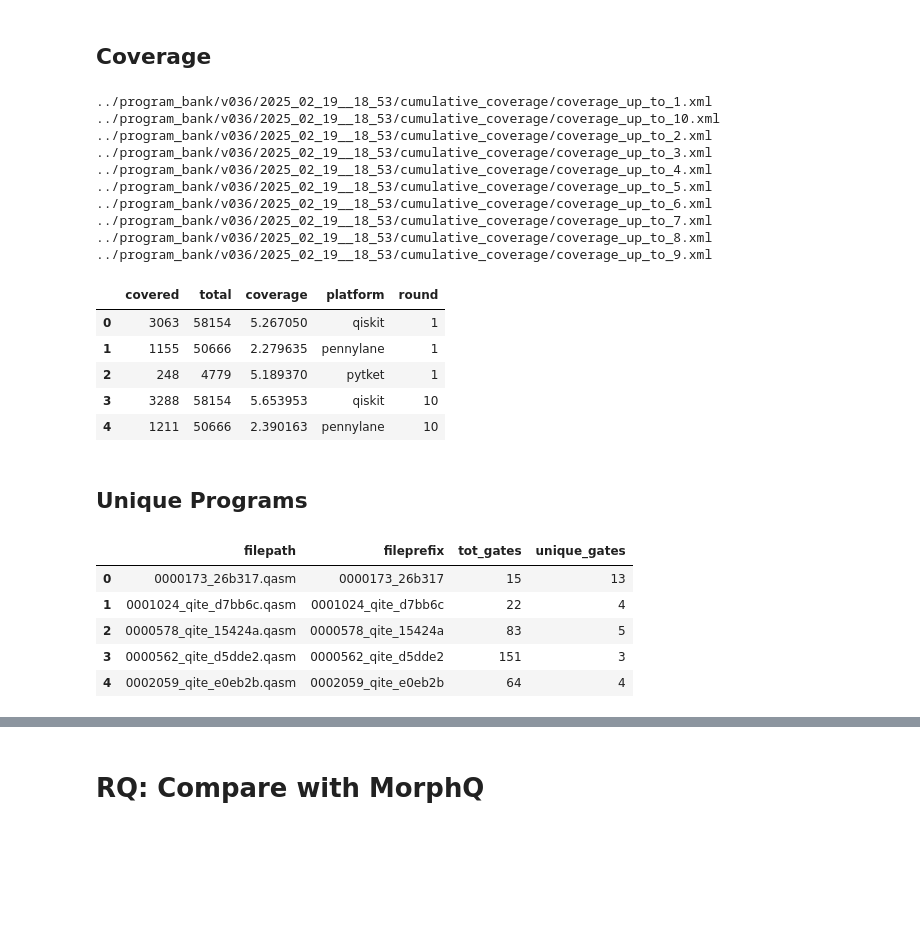
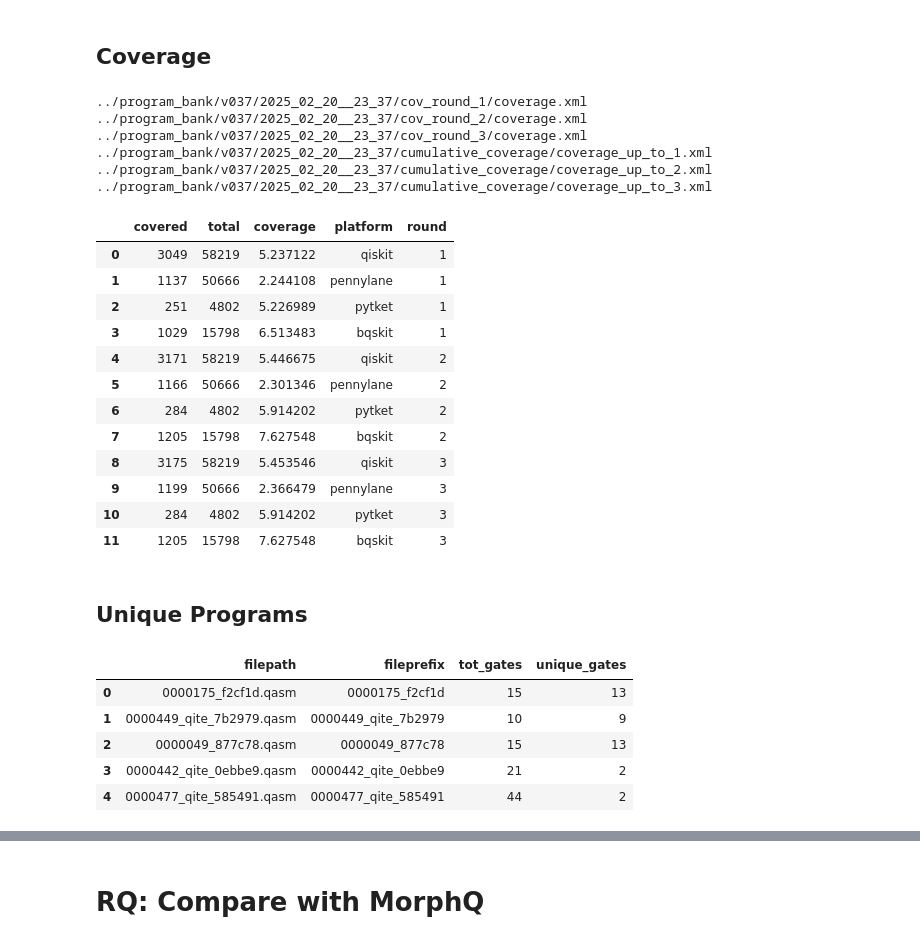
Before and after one commit to sola-st/qite-quantum-platform-testing, a Jupyter notebook: notebooks/023_Coverage.ipynb, the cells around one changed output, grey strips where cells are left out. Drawn from its saved outputs; the diff is of its cells as text; code cells hidden in the pictures; blank space fills up the shorter version.

```diff
--- a/notebooks/023_Coverage.ipynb
+++ b/notebooks/023_Coverage.ipynb
@@ -44,7 +44,8 @@ pennylane: 0.40.0
 pytket: 1.33.1
 bqskit: 1.2.0
 # %%
-BASE_PATH = "../program_bank/v036/2025_02_19__18_53"  # 1h - 1000 - 10 rounds
+BASE_PATH = "../program_bank/v037/2025_02_20__23_37"  # 1h - bqskit
+# BASE_PATH = "../program_bank/v036/2025_02_19__18_53"  # 1h - 1000 - 10 rounds
 
 # BASE_PATH = "../program_bank/v036/2025_02_19__17_10"  # 1000 programs + rounds + coverage
 # BASE_PATH = "../program_bank/v036/2025_02_19__14_12/"  # 1000 programs + rounds
@@ -55,7 +56,7 @@ COVERAGE_PATH = os.path.join(BASE_PATH, "coverage.xml")
 
 platforms = [
     'qiskit', 'pennylane', 'pytket',
-    # 'bqskit'
+    'bqskit'
 ]
 # %% [markdown]
 ## Coverage
@@ -343,6 +346,7 @@ all_cov_subfolders.sort()
 records = []
 for cov_subfolder in all_cov_subfolders:
     coverage_path = os.path.join(BASE_PATH, cov_subfolder, "coverage.xml")
+    print(coverage_path)
     coverage_info = get_coverage_info(platforms, coverage_path)
     i_round = int(cov_subfolder.split('_')[-1])
     for platform, coverage in coverage_info.items():
@@ -350,49 +354,52 @@ for cov_subfolder in all_cov_subfolders:
         new_record['platform'] = platform
         new_record['round'] = i_round
         records.append(new_record)
 
 df_coverage = pd.DataFrame(records)
 df_coverage.head()
 
 # Read cumulative coverage files
 cumulative_coverage_files = [
     f for f in os.listdir(os.path.join(BASE_PATH, "cumulative_coverage"))
     if f.startswith('coverage_up_to_')]
 cumulative_coverage_files.sort()
 
 # Create a DataFrame for cumulative coverage
 cumulative_records = []
 for coverage_file in cumulative_coverage_files:
     coverage_path = os.path.join(
         BASE_PATH, "cumulative_coverage", coverage_file)
     print(coverage_path)
     coverage_info = get_coverage_info(platforms, coverage_path)
     i_round = int(coverage_file.split('_')[-1].split('.')[0])
     for platform, coverage in coverage_info.items():
         new_record = coverage
         new_record['platform'] = platform
         new_record['round'] = i_round
         cumulative_records.append(new_record)
 
 df_cumulative_coverage = pd.DataFrame(cumulative_records)
-df_cumulative_coverage.head()
+df_cumulative_coverage
 # %% [output]
-../program_bank/v036/2025_02_19__18_53/cumulative_coverage/coverage_up_to_1.xml
-../program_bank/v036/2025_02_19__18_53/cumulative_coverage/coverage_up_to_10.xml
-../program_bank/v036/2025_02_19__18_53/cumulative_coverage/coverage_up_to_2.xml
-../program_bank/v036/2025_02_19__18_53/cumulative_coverage/coverage_up_to_3.xml
-../program_bank/v036/2025_02_19__18_53/cumulative_coverage/coverage_up_to_4.xml
-../program_bank/v036/2025_02_19__18_53/cumulative_coverage/coverage_up_to_5.xml
-../program_bank/v036/2025_02_19__18_53/cumulative_coverage/coverage_up_to_6.xml
-../program_bank/v036/2025_02_19__18_53/cumulative_coverage/coverage_up_to_7.xml
-../program_bank/v036/2025_02_19__18_53/cumulative_coverage/coverage_up_to_8.xml
-../program_bank/v036/2025_02_19__18_53/cumulative_coverage/coverage_up_to_9.xml
+../program_bank/v037/2025_02_20__23_37/cov_round_1/coverage.xml
+../program_bank/v037/2025_02_20__23_37/cov_round_2/coverage.xml
+../program_bank/v037/2025_02_20__23_37/cov_round_3/coverage.xml
+../program_bank/v037/2025_02_20__23_37/cumulative_coverage/coverage_up_to_1.xml
+../program_bank/v037/2025_02_20__23_37/cumulative_coverage/coverage_up_to_2.xml
+../program_bank/v037/2025_02_20__23_37/cumulative_coverage/coverage_up_to_3.xml
 |  | covered | total | coverage | platform | round |
-| 0 | 3063 | 58154 | 5.267050 | qiskit | 1 |
-| 1 | 1155 | 50666 | 2.279635 | pennylane | 1 |
-| 2 | 248 | 4779 | 5.189370 | pytket | 1 |
-| 3 | 3288 | 58154 | 5.653953 | qiskit | 10 |
-| 4 | 1211 | 50666 | 2.390163 | pennylane | 10 |
+| 0 | 3049 | 58219 | 5.237122 | qiskit | 1 |
+| 1 | 1137 | 50666 | 2.244108 | pennylane | 1 |
+| 2 | 251 | 4802 | 5.226989 | pytket | 1 |
+| 3 | 1029 | 15798 | 6.513483 | bqskit | 1 |
+| 4 | 3171 | 58219 | 5.446675 | qiskit | 2 |
+| 5 | 1166 | 50666 | 2.301346 | pennylane | 2 |
+| 6 | 284 | 4802 | 5.914202 | pytket | 2 |
+| 7 | 1205 | 15798 | 7.627548 | bqskit | 2 |
+| 8 | 3175 | 58219 | 5.453546 | qiskit | 3 |
+| 9 | 1199 | 50666 | 2.366479 | pennylane | 3 |
+| 10 | 284 | 4802 | 5.914202 | pytket | 3 |
+| 11 | 1205 | 15798 | 7.627548 | bqskit | 3 |
 # %% [markdown]
 ## Unique Programs
 # %%
@@ -452,11 +459,11 @@ df_qasm_analysis = analyze_qasm_files(BASE_PATH)
 df_qasm_analysis.head()
 # %% [output]
 |  | filepath | fileprefix | tot_gates | unique_gates |
-| 0 | 0000173_26b317.qasm | 0000173_26b317 | 15 | 13 |
-| 1 | 0001024_qite_d7bb6c.qasm | 0001024_qite_d7bb6c | 22 | 4 |
-| 2 | 0000578_qite_15424a.qasm | 0000578_qite_15424a | 83 | 5 |
-| 3 | 0000562_qite_d5dde2.qasm | 0000562_qite_d5dde2 | 151 | 3 |
-| 4 | 0002059_qite_e0eb2b.qasm | 0002059_qite_e0eb2b | 64 | 4 |
+| 0 | 0000175_f2cf1d.qasm | 0000175_f2cf1d | 15 | 13 |
+| 1 | 0000449_qite_7b2979.qasm | 0000449_qite_7b2979 | 10 | 9 |
+| 2 | 0000049_877c78.qasm | 0000049_877c78 | 15 | 13 |
+| 3 | 0000442_qite_0ebbe9.qasm | 0000442_qite_0ebbe9 | 21 | 2 |
+| 4 | 0000477_qite_585491.qasm | 0000477_qite_585491 | 44 | 2 |
 # %%
 from multiprocessing import Pool
 import glob
```
Also changed, not shown: parts of 23 cells of this notebook, 7 other files.
